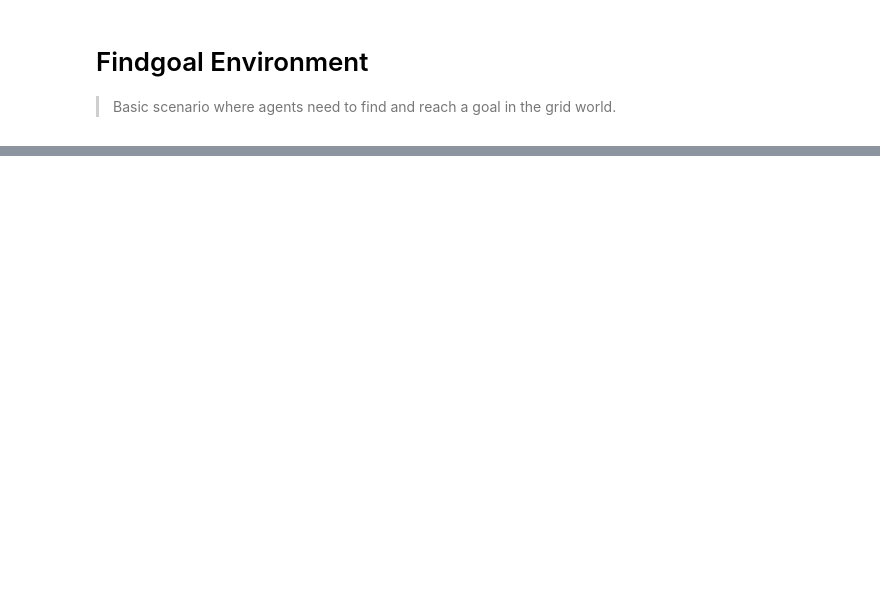
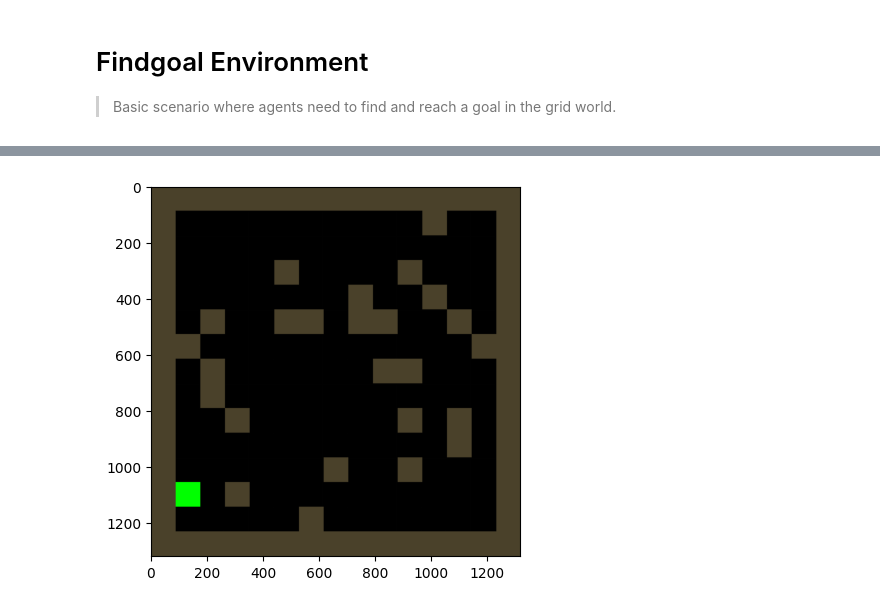
Before and after one commit to Ahmed-Khaled-Saleh/grid_pixel, a Jupyter notebook: nbs/00h_marl_grid.findgoal.ipynb, the cells around one changed output, grey strips where cells are left out. Cells and saved outputs as stored; diff of their text form; code cells hidden in the pictures; blank space fills up the shorter version.

```diff
--- a/nbs/00h_marl_grid.findgoal.ipynb
+++ b/nbs/00h_marl_grid.findgoal.ipynb
@@ -508,0 +508,7 @@ def get_layout(self: FindGoalMultiGrid, video_scale = 8, render_kwargs={}):
+# %%
+#| hide
+layout = env.get_layout(render_kwargs={"tile_size":11})
+plt.imshow(layout)
+plt.show()
+# %% [output]
+[figure, added]
```
Also changed, not shown: parts of 17 cells of this notebook, 9 other files.
